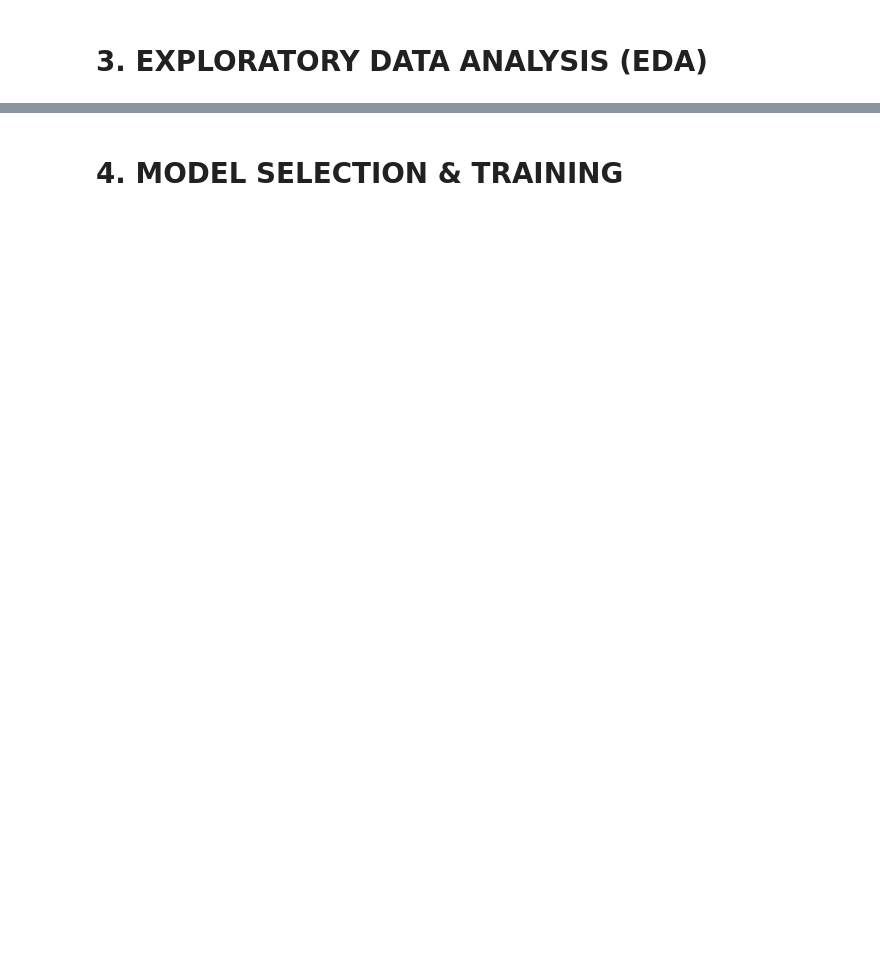
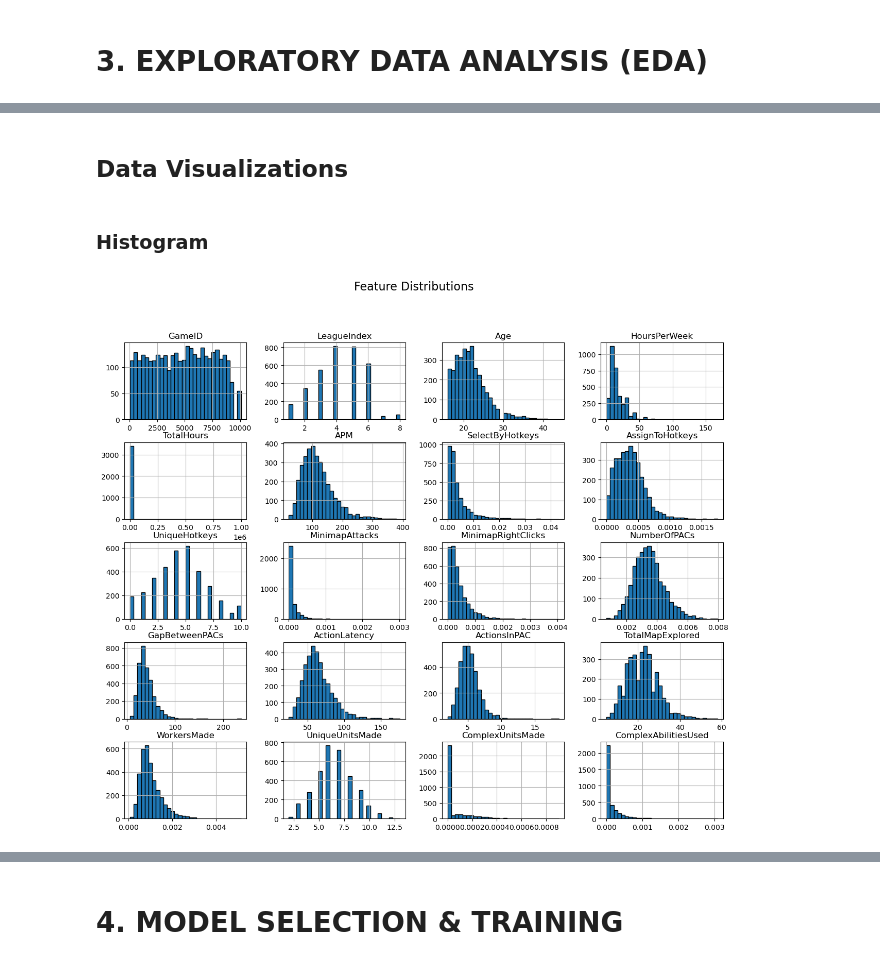
Before and after one commit to Vivianngu3/DSIntern_Assessment, a Jupyter notebook: Starcraft_Modeling.ipynb, the cells around one changed output, grey strips where cells are left out. Cells and saved outputs as stored; diff of their text form; code cells hidden in the pictures; blank space fills up the shorter version.

```diff
--- a/Starcraft_Modeling.ipynb
+++ b/Starcraft_Modeling.ipynb
@@ -541,6 +175,0 @@ Skew : 2.97
-# %%
-# Replacing hoursperweek with values greater than 119 as 119
-df.loc[df["HoursPerWeek"] > 119, "HoursPerWeek"] = 119
-
-# Replacing Total hours similarly
-df.loc[df["TotalHours"] > 35000, "TotalHours"] = 35000
@@ -842,6 +175,0 @@ Skew : 2.97
-# %%
-# Replacing hoursperweek with values greater than 119 as 119
-df.loc[df["HoursPerWeek"] > 119, "HoursPerWeek"] = 119
-
-# Replacing Total hours similarly
-df.loc[df["TotalHours"] > 35000, "TotalHours"] = 35000
@@ -1081,0 +185,2 @@ final_df = New_df.drop(final_drop, axis=1)
+# %% [markdown]
+## Data Visualizations
@@ -1081,0 +191,9 @@ final_df = New_df.drop(final_drop, axis=1)
+# %% [markdown]
+### Histogram
+# %%
+# Plot histograms for feature distributions
+df.hist(figsize=(15, 12), bins=30, edgecolor='black')
+plt.suptitle("Feature Distributions", fontsize=16)
+plt.show()
+# %% [output]
+[figure, added]
```
Also changed, not shown: parts of 204 cells of this notebook.
